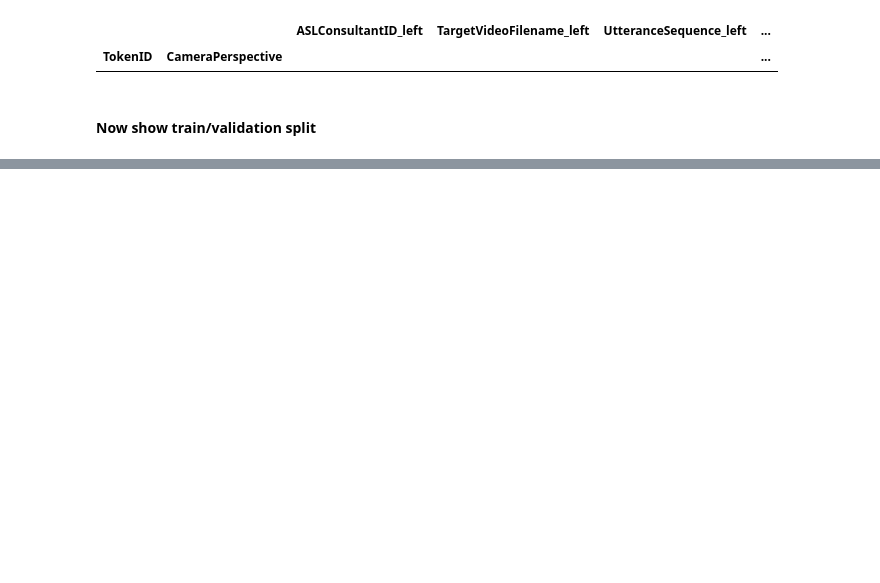
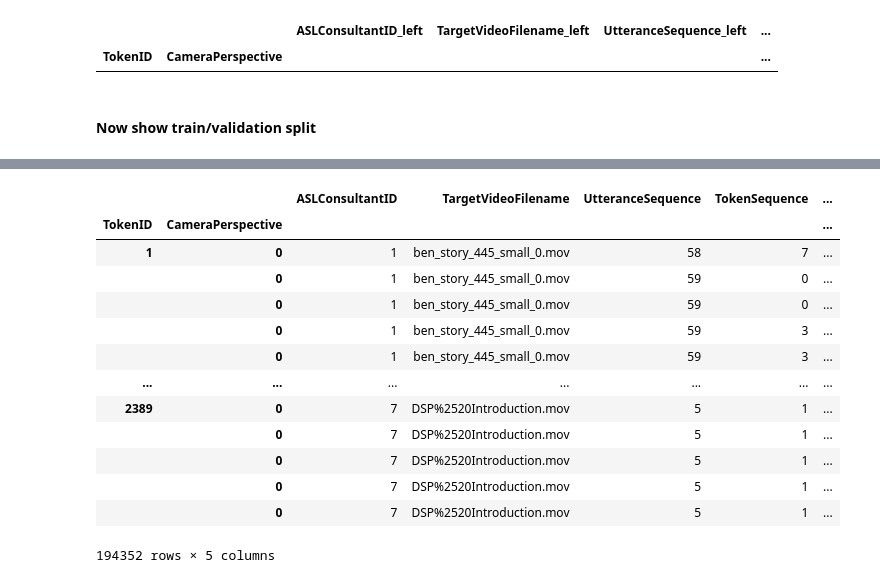
Before and after one commit to sacontreras/fids-capstone-asl-translation, a Jupyter notebook: nb2.ipynb, the cells around one changed output, grey strips where cells are left out. Cells and saved outputs as stored; diff of their text form; code cells hidden in the pictures; blank space fills up the shorter version.

```diff
--- a/nb2.ipynb
+++ b/nb2.ipynb
@@ -501,0 +647,2 @@ df_val__ctvusts_by_tcp__gt_1.loc[
+# %%
+df_train_dctvustsfs__gt__1 = ib.collect(train_dctvustsfs__gt__1)
@@ -501,0 +651,21 @@ df_val__ctvusts_by_tcp__gt_1.loc[
+# %%
+df_train_dctvustsfs__gt__1.columns = ['TokenID', 'CameraPerspective', 'ASLConsultantID', 'TargetVideoFilename', 'UtteranceSequence', 'TokenSequence', 'FrameSequence']
+df_train_dctvustsfs__gt__1.set_index(['TokenID', 'CameraPerspective'], inplace=True)
+df_train_dctvustsfs__gt__1.sort_values(axis=0, by=['ASLConsultantID', 'TargetVideoFilename', 'UtteranceSequence', 'TokenSequence', 'FrameSequence'], ignore_index=False, inplace=True)
+df_train_dctvustsfs__gt__1.sort_index(inplace=True)
+df_train_dctvustsfs__gt__1
+# %% [output]
+|  |  | ASLConsultantID | TargetVideoFilename | UtteranceSequence | TokenSequence | ... |
+| TokenID | CameraPerspective |  |  |  |  | ... |
+| 1 | 0 | 1 | ben_story_445_small_0.mov | 58 | 7 | ... |
+|  | 0 | 1 | ben_story_445_small_0.mov | 59 | 0 | ... |
+|  | 0 | 1 | ben_story_445_small_0.mov | 59 | 0 | ... |
+|  | 0 | 1 | ben_story_445_small_0.mov | 59 | 3 | ... |
+|  | 0 | 1 | ben_story_445_small_0.mov | 59 | 3 | ... |
+| ... | ... | ... | ... | ... | ... | ... |
+| 2389 | 0 | 7 | DSP%2520Introduction.mov | 5 | 1 | ... |
+|  | 0 | 7 | DSP%2520Introduction.mov | 5 | 1 | ... |
+|  | 0 | 7 | DSP%2520Introduction.mov | 5 | 1 | ... |
+|  | 0 | 7 | DSP%2520Introduction.mov | 5 | 1 | ... |
+|  | 0 | 7 | DSP%2520Introduction.mov | 5 | 1 | ... |
+194352 rows × 5 columns
```
Also changed, not shown: parts of 15 cells of this notebook.
